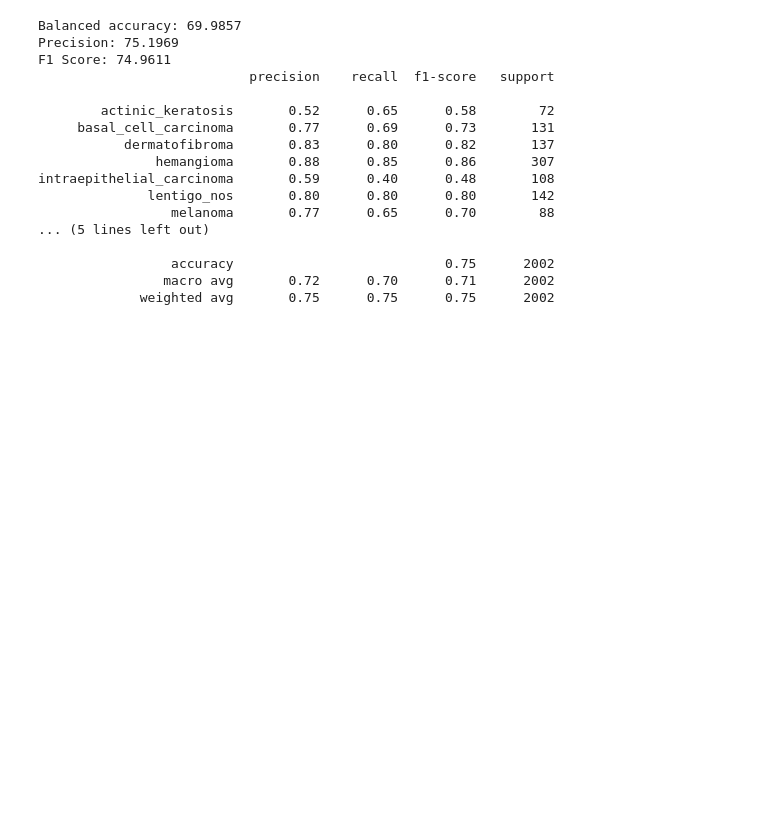
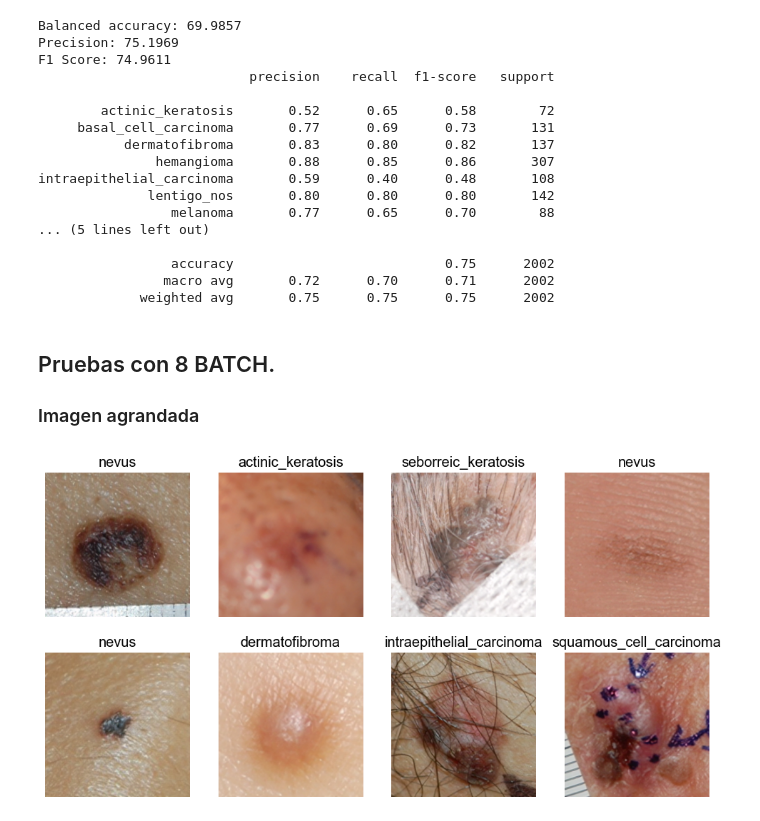
Before and after one commit to hexecoded/TFG, a Jupyter notebook: esrganEffectivity.ipynb, the cells around one changed output. Cells and saved outputs as stored; diff of their text form; code cells hidden in the pictures; blank space fills up the shorter version.

Commit message:
SuperRes: pruebas con menor tamaño de batch

```diff
--- a/esrganEffectivity.ipynb
+++ b/esrganEffectivity.ipynb
@@ -316,3 +361,22 @@ intraepithelial_carcinoma       0.59      0.40      0.48       108
                  accuracy                           0.75      2002
                 macro avg       0.72      0.70      0.71      2002
              weighted avg       0.75      0.75      0.75      2002
+# %% [markdown]
+ ## Pruebas con 8 BATCH.
+ ### Imagen agrandada
+# %%
+# Obtenemos ASAN
+# División en 80% train y 20% validación
+
+df = pd.read_csv('trainSet.csv')
+
+trainSet = DataBlock(
+    blocks=(ImageBlock, CategoryBlock),  # La entrada es un bloque de imagenes, y la salida, categorias
+    get_items=get_image_files,  # Utilizamos el mñetodo get_image_files proporcionado en el Notebook
+    splitter=RandomSplitter(valid_pct=0.4, seed=0),  # Establecida semilla 0
+    get_y=label_func,  # Las etiquetas son especificadas como contenido del dataset en si
+    item_tfms=[Resize(224, method='squish')],  # Redimensionado
+).dataloaders("ESRGAN/test/", bs=8)
+trainSet.show_batch()  # shows a batch of images
+# %% [output]
+[figure, added]
```
Also changed, not shown: parts of 7 cells of this notebook.
